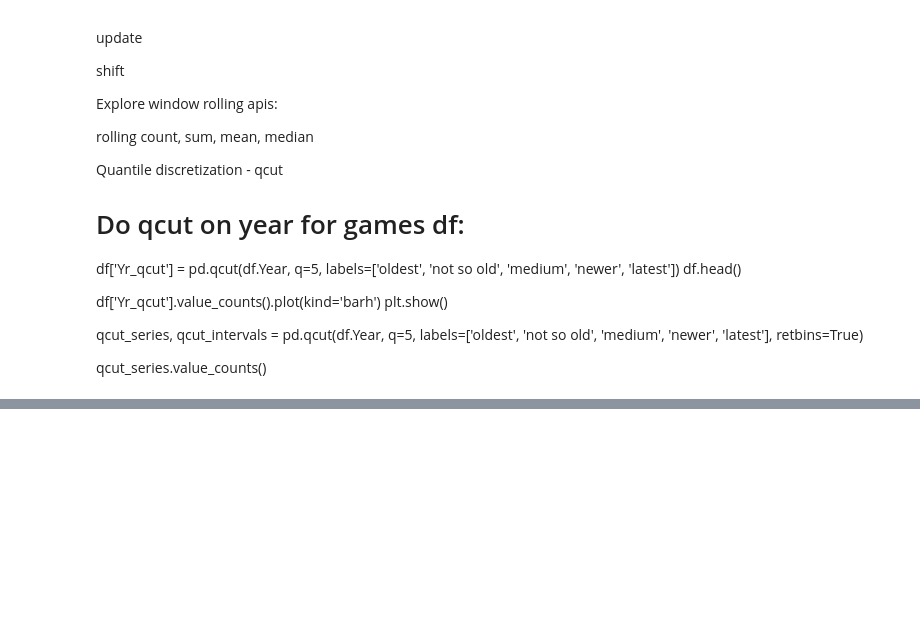
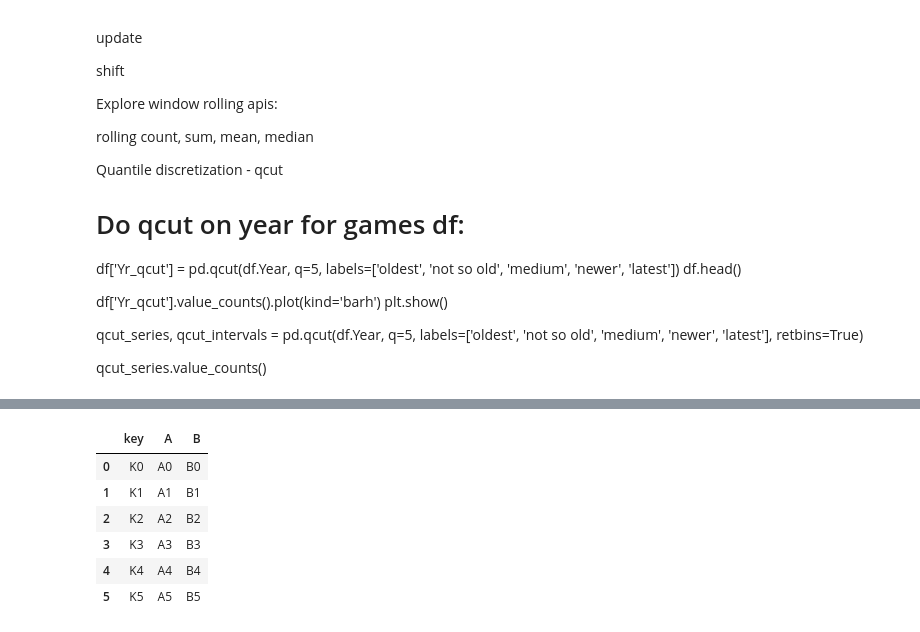
Before and after one commit to chain-veerender/datascience, a Jupyter notebook: Numpy_and_Pandas_Tutorial.ipynb, the cells around one changed output, grey strips where cells are left out. Drawn from its saved outputs; the diff is of its cells as text; code cells hidden in the pictures; blank space fills up the shorter version.

```diff
--- a/Numpy_and_Pandas_Tutorial.ipynb
+++ b/Numpy_and_Pandas_Tutorial.ipynb
@@ -1214,0 +1219,3 @@ qcut_series.value_counts()
+# %%
+df1 = pd.DataFrame({'key': ['K0', 'K1', 'K2', 'K3', 'K4', 'K5'],
+                   'A': ['A0', 'A1', 'A2', 'A3', 'A4', 'A5']})
@@ -1214,0 +1232,4 @@ qcut_series.value_counts()
+# %%
+df2 = pd.DataFrame({'key': ['K0', 'K1', 'K2', 'K3', 'K4', 'K5'],
+                   'B': ['B0','B1','B2','B3','B4','B5']})
+df2
@@ -1214,0 +1244,11 @@ qcut_series.value_counts()
+# %%
+df3 = df1.join(df2.set_index('key'), on = 'key')
+df3
+# %% [output]
+|  | key | A | B |
+| 0 | K0 | A0 | B0 |
+| 1 | K1 | A1 | B1 |
+| 2 | K2 | A2 | B2 |
+| 3 | K3 | A3 | B3 |
+| 4 | K4 | A4 | B4 |
+| 5 | K5 | A5 | B5 |
```
Also changed, not shown: parts of 4 cells of this notebook.
